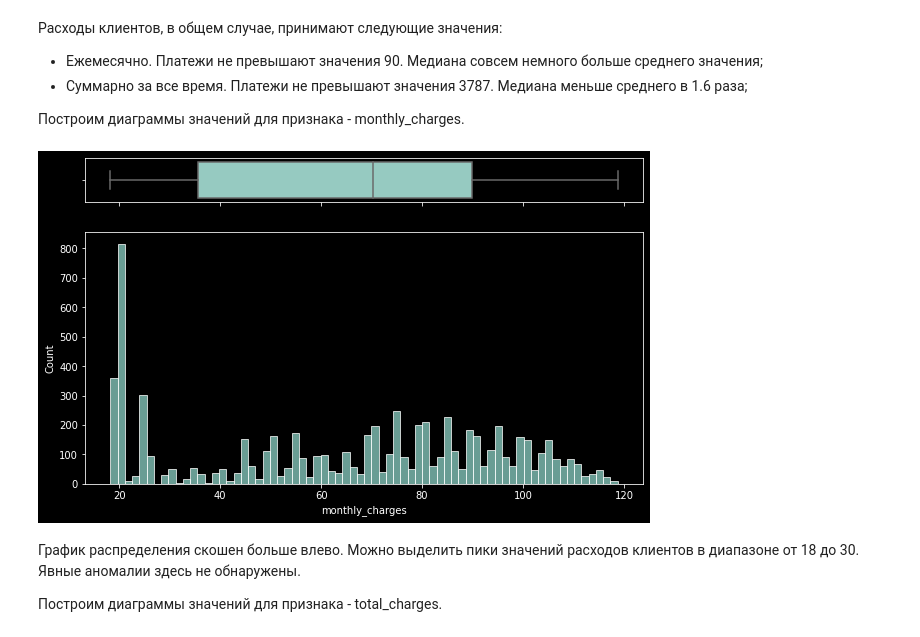
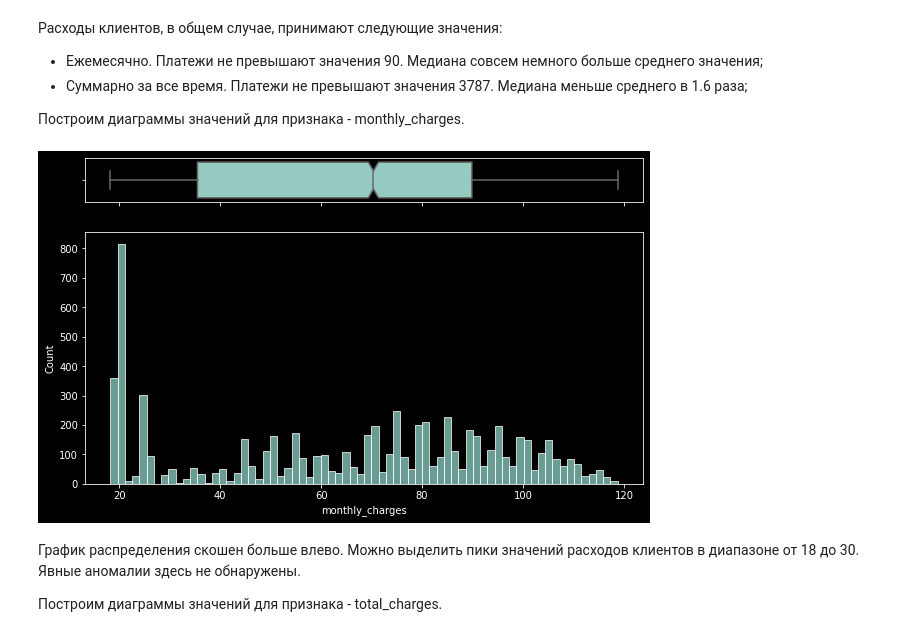
Before and after one commit to Yuryshal/Projects, a Jupyter notebook: telecom/telecom.ipynb, the cells around one changed output. Cells and saved outputs as stored; diff of their text form; code cells hidden in the pictures.

```diff
--- a/telecom/telecom.ipynb
+++ b/telecom/telecom.ipynb
@@ -292,18 +242,18 @@ contract.describe()
 # %%
 # creating a figure composed of two matplotlib.Axes objects (ax_box and ax_hist)
 plt.style.use('dark_background')
 f, (ax_box, ax_hist) = plt.subplots(2, sharex=True,
                                     figsize=(10, 6),
                                     gridspec_kw={"height_ratios": (.15, .85)})
 
 # assigning a graph to each ax
-sns.boxplot(contract['monthly_charges'], ax=ax_box)
+sns.boxplot(contract['monthly_charges'], notch=1, ax=ax_box)
 sns.histplot(data=contract, x='monthly_charges', bins=70, ax=ax_hist)
 
 # Remove x axis name for the boxplot
 ax_box.set(xlabel='');
 # %% [output]
-[figure, old version]
+[figure, new version]
 # %% [markdown]
 График распределения скошен больше влево. Можно выделить пики значений расходов клиентов в диапазоне от 18 до 30. Явные аномалии здесь не обнаружены.
 
```
Also changed, not shown: parts of 110 cells of this notebook.
